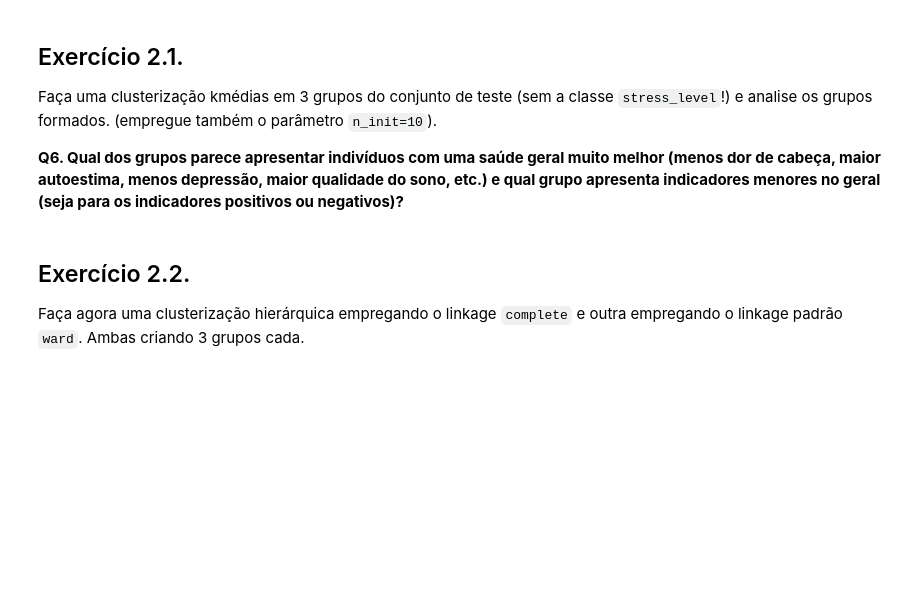
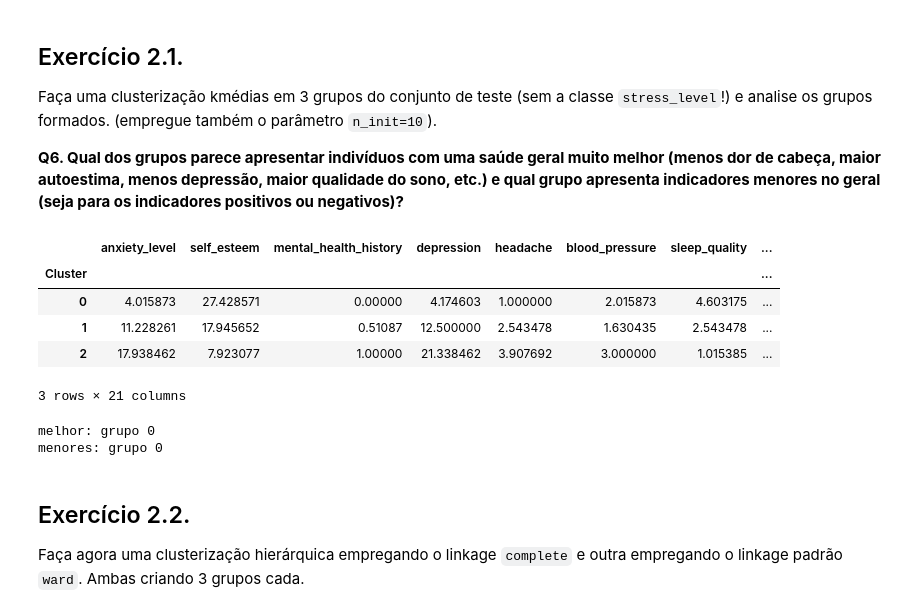
Before and after one commit to nicolemartins7/Prova-Integrada_temp, a Jupyter notebook: IA_N2_2024S1.ipynb, the cells around one changed output. Saved outputs shown, nothing was run; the diff lists cells and outputs as text; code cells hidden in the pictures; blank space fills up the shorter version.

```diff
--- a/IA_N2_2024S1.ipynb
+++ b/IA_N2_2024S1.ipynb
@@ -118,3 +189,29 @@ Faça uma clusterização kmédias em 3 grupos do conjunto de teste (sem a class
+# %%
+from sklearn.cluster import KMeans
+
+kmeans = KMeans(n_clusters=3, n_init=10, random_state=1)
+kmeans.fit(X_test_scaled)
+
+labels = kmeans.labels_
+
+df_test_clustered = df_test.copy()
+df_test_clustered['Cluster'] = labels
+
+cluster_summary = df_test_clustered.groupby('Cluster').mean()
+cluster_summary
+# %% [output]
+|  | anxiety_level | self_esteem | mental_health_history | depression | headache | blood_pressure | sleep_quality | ... |
+| Cluster |  |  |  |  |  |  |  | ... |
+| 0 | 4.015873 | 27.428571 | 0.00000 | 4.174603 | 1.000000 | 2.015873 | 4.603175 | ... |
+| 1 | 11.228261 | 17.945652 | 0.51087 | 12.500000 | 2.543478 | 1.630435 | 2.543478 | ... |
+| 2 | 17.938462 | 7.923077 | 1.00000 | 21.338462 | 3.907692 | 3.000000 | 1.015385 | ... |
+3 rows × 21 columns
+# %%
+print("melhor: grupo 0")
+print("menores: grupo 0")
+# %% [output]
+melhor: grupo 0
+menores: grupo 0
 # %% [markdown]
 ## Exercício 2.2.
 
```
Also changed, not shown: parts of 18 cells of this notebook.
